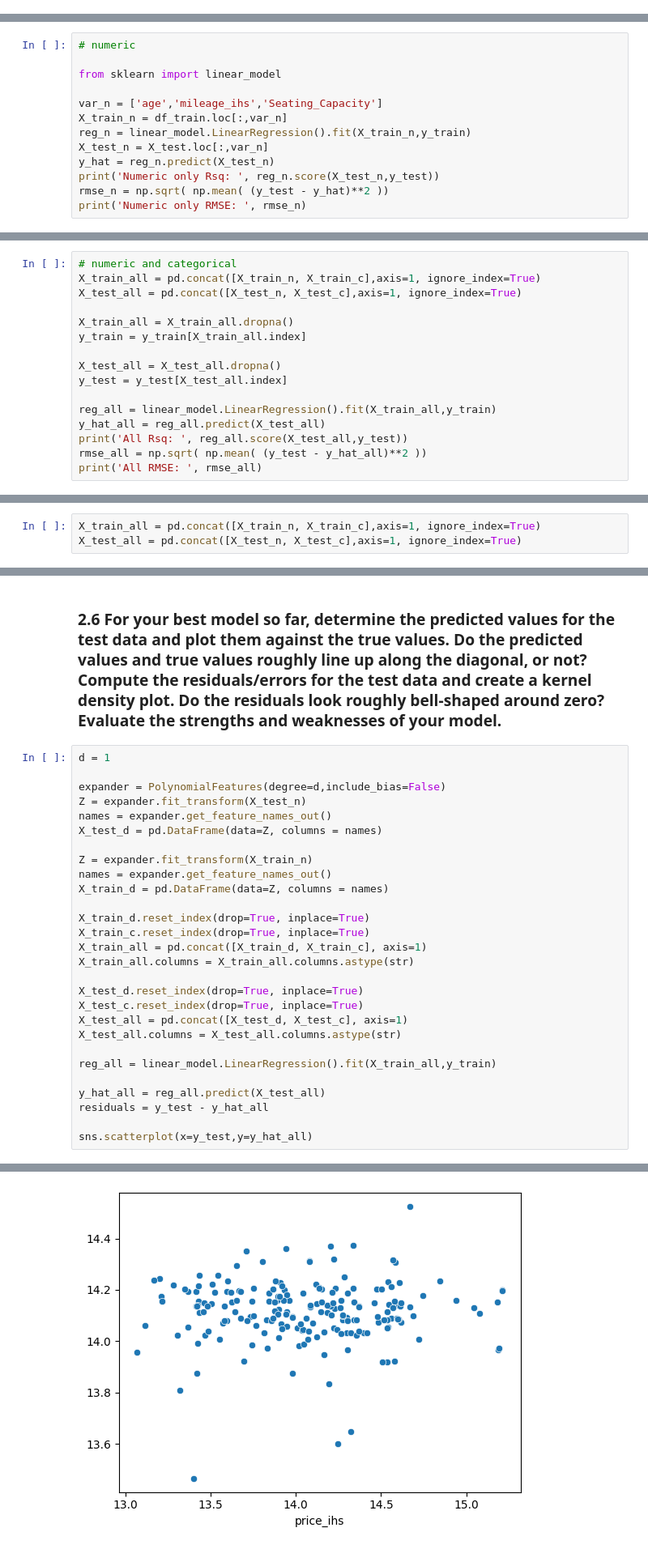
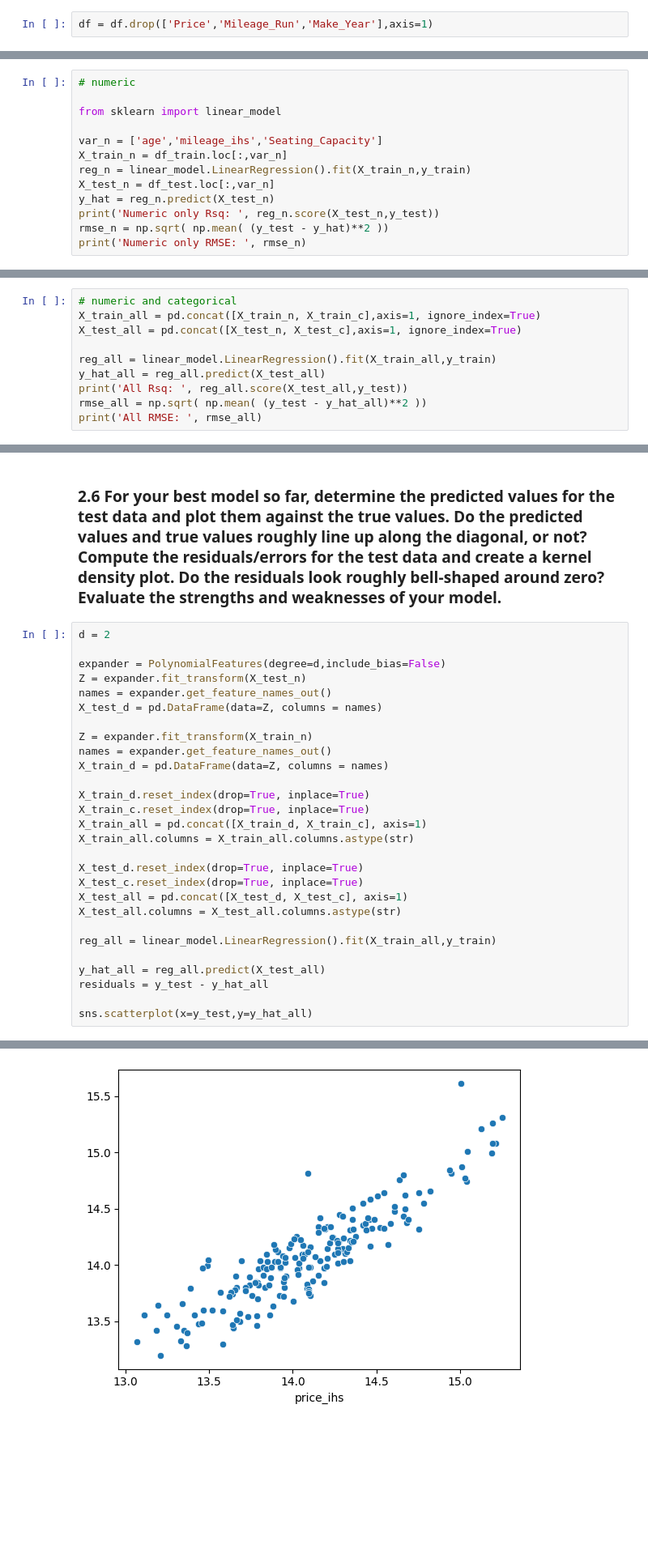
Before and after one commit to alyshaakhtar/DS3001-linearRegression, a Jupyter notebook: assignment.ipynb, the cells around one changed output, grey strips where cells are left out. Shown at 81% size. Drawn from its saved outputs; the diff is of its cells as text; blank space fills up the shorter version.

```diff
--- a/assignment.ipynb
+++ b/assignment.ipynb
@@ -329,6 +330,8 @@ sns.kdeplot(data = df, x = 'price_ihs', hue = 'Make')
 [figure]
 # %% [markdown]
 The most expensive car brand is MG Motors since the mean price is the greatest. Looking at the kernel density plot, MG motors has one big peak far to the right and not much at lower prices which further demonstrates it being the most expensive. The next most expensive are Kia and then Jeep. Generally, prices have one large peak at a specific price and then decrease going either way. This means that there is likely one "level" of car that is most commonly being sold by a particular car brand. Maruti Suzuki is different since it has two distinct peaks corresponding likely to two different tiers of cars offered.
+# %%
+df = df.drop(['Price','Mileage_Run','Make_Year'],axis=1)
 # %% [markdown]
 ### 2.3 Split the data into an 80% training set and a 20% testing set.
 # %%
@@ -351,7 +354,7 @@ from sklearn import linear_model
 var_n = ['age','mileage_ihs','Seating_Capacity']
 X_train_n = df_train.loc[:,var_n]
 reg_n = linear_model.LinearRegression().fit(X_train_n,y_train)
-X_test_n = X_test.loc[:,var_n]
+X_test_n = df_test.loc[:,var_n]
 y_hat = reg_n.predict(X_test_n)
 print('Numeric only Rsq: ', reg_n.score(X_test_n,y_test))
 rmse_n = np.sqrt( np.mean( (y_test - y_hat)**2 ))
@@ -384,12 +387,6 @@ The categorical only model performs better than the numeric only model since it
 # numeric and categorical
 X_train_all = pd.concat([X_train_n, X_train_c],axis=1, ignore_index=True)
 X_test_all = pd.concat([X_test_n, X_test_c],axis=1, ignore_index=True)
-
-X_train_all = X_train_all.dropna()
-y_train = y_train[X_train_all.index]
-
-X_test_all = X_test_all.dropna()
-y_test = y_test[X_test_all.index]
 
 reg_all = linear_model.LinearRegression().fit(X_train_all,y_train)
 y_hat_all = reg_all.predict(X_test_all)
@@ -404,8 +401,5 @@ The joint model performs the best since it has an R^2 of 0.77 and an RMSE of 0.1
 # %% [markdown]
 ### 2.5 Use the PolynomialFeatures function from sklearn to expand the set of numerical variables you're using in the regression. As you increase the degree of the expansion, how do the  𝑅2  and RMSE change? At what point does  𝑅2  go negative on the test set? For your best model with expanded features, what is the  𝑅2  and RMSE? How does it compare to your best model from part 4?
-# %%
-X_train_all = pd.concat([X_train_n, X_train_c],axis=1, ignore_index=True)
-X_test_all = pd.concat([X_test_n, X_test_c],axis=1, ignore_index=True)
 # %%
 from sklearn.preprocessing import PolynomialFeatures
 
@@ -445,34 +439,34 @@ The performance for all of the degrees is not very good since there is a negativ
 # %% [markdown]
 ### 2.6 For your best model so far, determine the predicted values for the test data and plot them against the true values. Do the predicted values and true values roughly line up along the diagonal, or not? Compute the residuals/errors for the test data and create a kernel density plot. Do the residuals look roughly bell-shaped around zero? Evaluate the strengths and weaknesses of your model.
 # %%
-d = 1
+d = 2
 
 expander = PolynomialFeatures(degree=d,include_bias=False)
 Z = expander.fit_transform(X_test_n)
 names = expander.get_feature_names_out()
 X_test_d = pd.DataFrame(data=Z, columns = names)
 
 Z = expander.fit_transform(X_train_n)
 names = expander.get_feature_names_out()
 X_train_d = pd.DataFrame(data=Z, columns = names)
 
 X_train_d.reset_index(drop=True, inplace=True)
 X_train_c.reset_index(drop=True, inplace=True)
 X_train_all = pd.concat([X_train_d, X_train_c], axis=1)
 X_train_all.columns = X_train_all.columns.astype(str)
 
 X_test_d.reset_index(drop=True, inplace=True)
 X_test_c.reset_index(drop=True, inplace=True)
 X_test_all = pd.concat([X_test_d, X_test_c], axis=1)
 X_test_all.columns = X_test_all.columns.astype(str)
 
 reg_all = linear_model.LinearRegression().fit(X_train_all,y_train)
 
 y_hat_all = reg_all.predict(X_test_all)
 residuals = y_test - y_hat_all
 
 sns.scatterplot(x=y_test,y=y_hat_all)
 # %% [output]
 <Axes: xlabel='price_ihs'>
-[figure, old version]
+[figure, new version]
 # %% [markdown]
```
Also changed, not shown: parts of 13 cells of this notebook.
